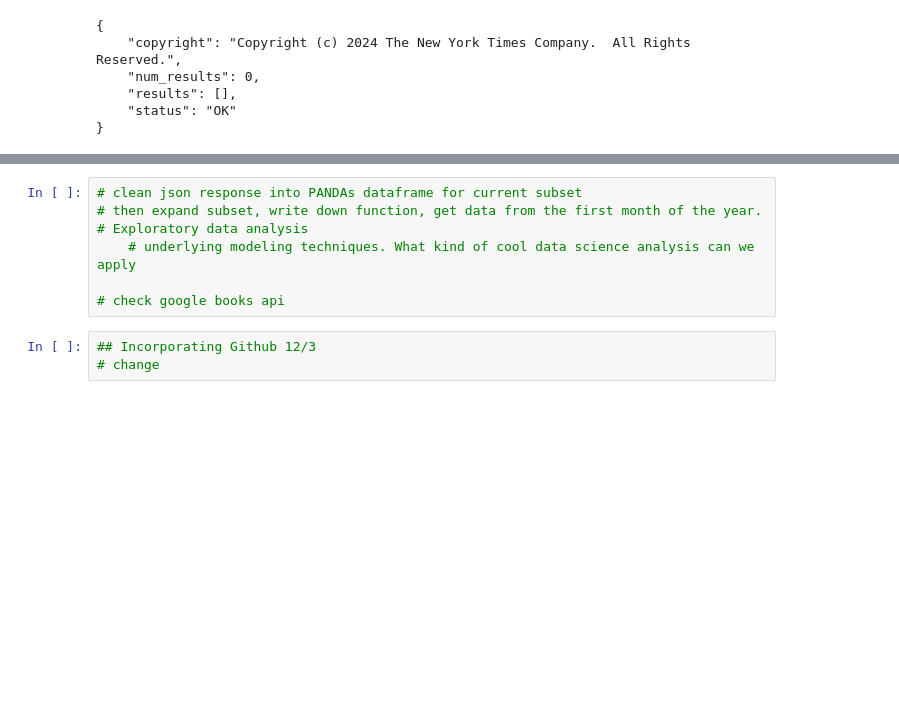
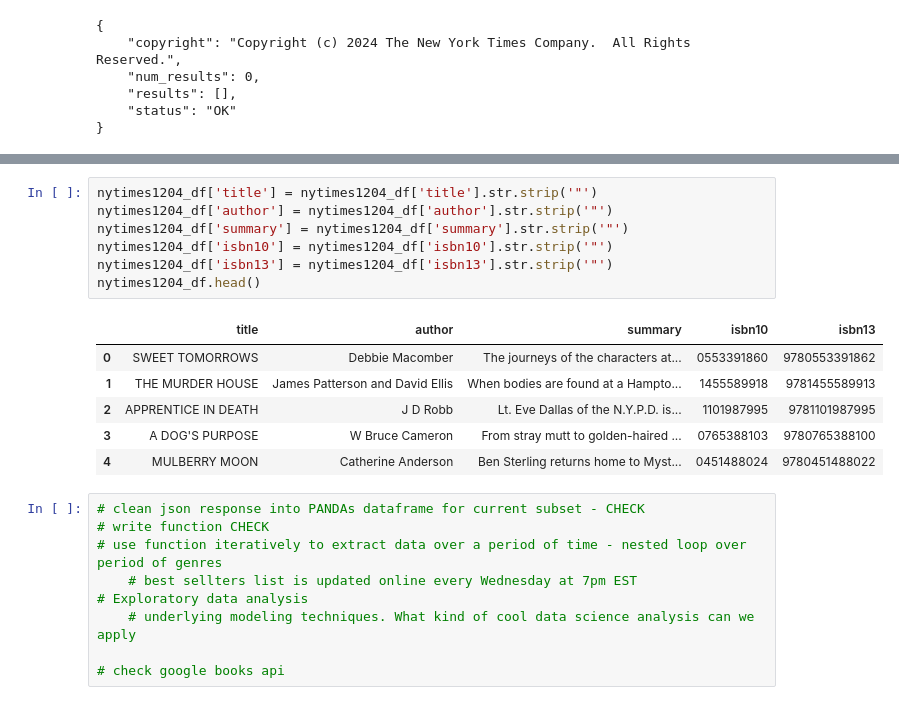
Before and after one commit to rsa-captech/rachel-recommender, a Jupyter notebook: notebook.ipynb, the cells around one changed output, grey strips where cells are left out. Saved outputs shown, nothing was run; the diff lists cells and outputs as text; blank space fills up the shorter version.

```diff
--- a/notebook.ipynb
+++ b/notebook.ipynb
@@ -116,10 +137,23 @@ for i in range(0, len(data2["results"])):
+# %%
+nytimes1204_df['title'] = nytimes1204_df['title'].str.strip('"')
+nytimes1204_df['author'] = nytimes1204_df['author'].str.strip('"')
+nytimes1204_df['summary'] = nytimes1204_df['summary'].str.strip('"')
+nytimes1204_df['isbn10'] = nytimes1204_df['isbn10'].str.strip('"')
+nytimes1204_df['isbn13'] = nytimes1204_df['isbn13'].str.strip('"')
+nytimes1204_df.head()
+# %% [output]
+|  | title | author | summary | isbn10 | isbn13 |
+| 0 | SWEET TOMORROWS | Debbie Macomber | The journeys of the characters at... | 0553391860 | 9780553391862 |
+| 1 | THE MURDER HOUSE | James Patterson and David Ellis | When bodies are found at a Hampto... | 1455589918 | 9781455589913 |
+| 2 | APPRENTICE IN DEATH | J D Robb | Lt. Eve Dallas of the N.Y.P.D. is... | 1101987995 | 9781101987995 |
+| 3 | A DOG'S PURPOSE | W Bruce Cameron | From stray mutt to golden-haired ... | 0765388103 | 9780765388100 |
+| 4 | MULBERRY MOON | Catherine Anderson | Ben Sterling returns home to Myst... | 0451488024 | 9780451488022 |
 # %%
-# clean json response into PANDAs dataframe for current subset
-# then expand subset, write down function, get data from the first month of the year.
+# clean json response into PANDAs dataframe for current subset - CHECK
+# write function CHECK
+# use function iteratively to extract data over a period of time - nested loop over period of genres
+    # best sellters list is updated online every Wednesday at 7pm EST
 # Exploratory data analysis
     # underlying modeling techniques. What kind of cool data science analysis can we apply
 
 # check google books api
-# %%
-## Incorporating Github 12/3
-# change
```
Also changed, not shown: parts of 15 cells of this notebook.
